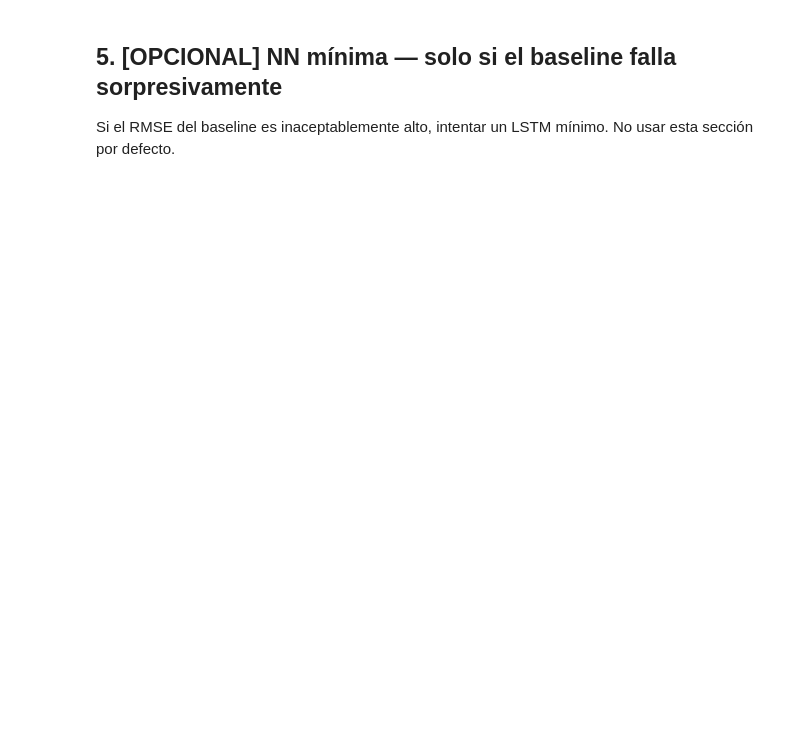
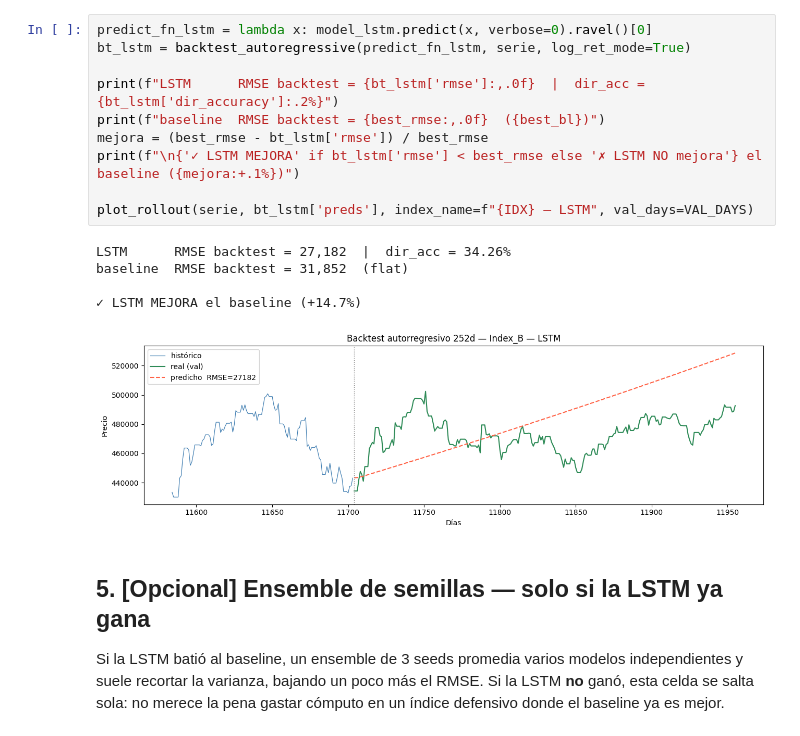
Before and after one commit to Romequinco/TAREA_COMPETICION_REDES_NEURONALES, a Jupyter notebook: 04_index_B.ipynb, the cells around one changed output. Drawn from its saved outputs; the diff is of its cells as text; blank space fills up the shorter version.

```diff
--- a/04_index_B.ipynb
+++ b/04_index_B.ipynb
@@ -110,5 +132,21 @@ print(json.dumps(info, indent=2))
+# %%
+predict_fn_lstm = lambda x: model_lstm.predict(x, verbose=0).ravel()[0]
+bt_lstm = backtest_autoregressive(predict_fn_lstm, serie, log_ret_mode=True)
+
+print(f"LSTM      RMSE backtest = {bt_lstm['rmse']:,.0f}  |  dir_acc = {bt_lstm['dir_accuracy']:.2%}")
+print(f"baseline  RMSE backtest = {best_rmse:,.0f}  ({best_bl})")
+mejora = (best_rmse - bt_lstm['rmse']) / best_rmse
+print(f"\n{'✓ LSTM MEJORA' if bt_lstm['rmse'] < best_rmse else '✗ LSTM NO mejora'} el baseline ({mejora:+.1%})")
+
+plot_rollout(serie, bt_lstm['preds'], index_name=f"{IDX} — LSTM", val_days=VAL_DAYS)
+# %% [output]
+LSTM      RMSE backtest = 27,182  |  dir_acc = 34.26%
+baseline  RMSE backtest = 31,852  (flat)
+
+✓ LSTM MEJORA el baseline (+14.7%)
+[figure, added]
 # %% [markdown]
-## 5. [OPCIONAL] NN mínima — solo si el baseline falla sorpresivamente
+## 5. [Opcional] Ensemble de semillas — solo si la LSTM ya gana
 
-Si el RMSE del baseline es inaceptablemente alto, intentar un LSTM mínimo. No usar esta sección por defecto.
+Si la LSTM batió al baseline, un ensemble de 3 seeds promedia varios modelos independientes y suele recortar la varianza, bajando un poco más el RMSE. Si la LSTM **no** ganó, esta celda se salta sola: no merece la pena gastar cómputo en un índice defensivo donde el baseline ya es mejor.
 # %%
```
Also changed, not shown: parts of 23 cells of this notebook, 8 other files.
